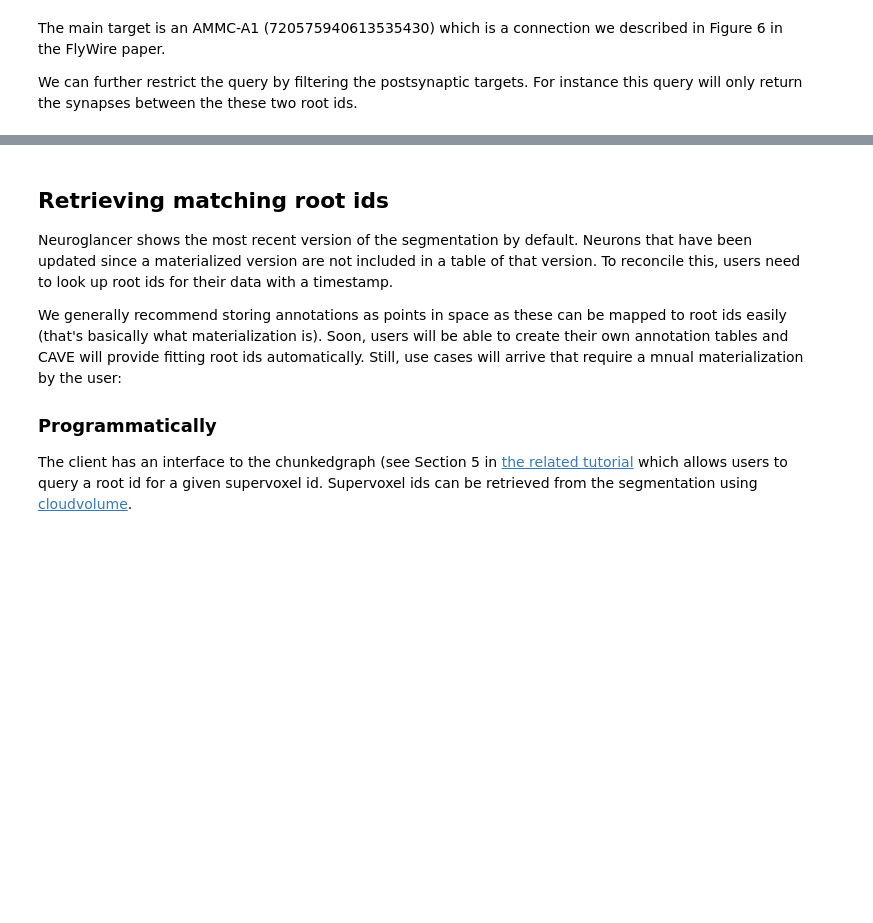
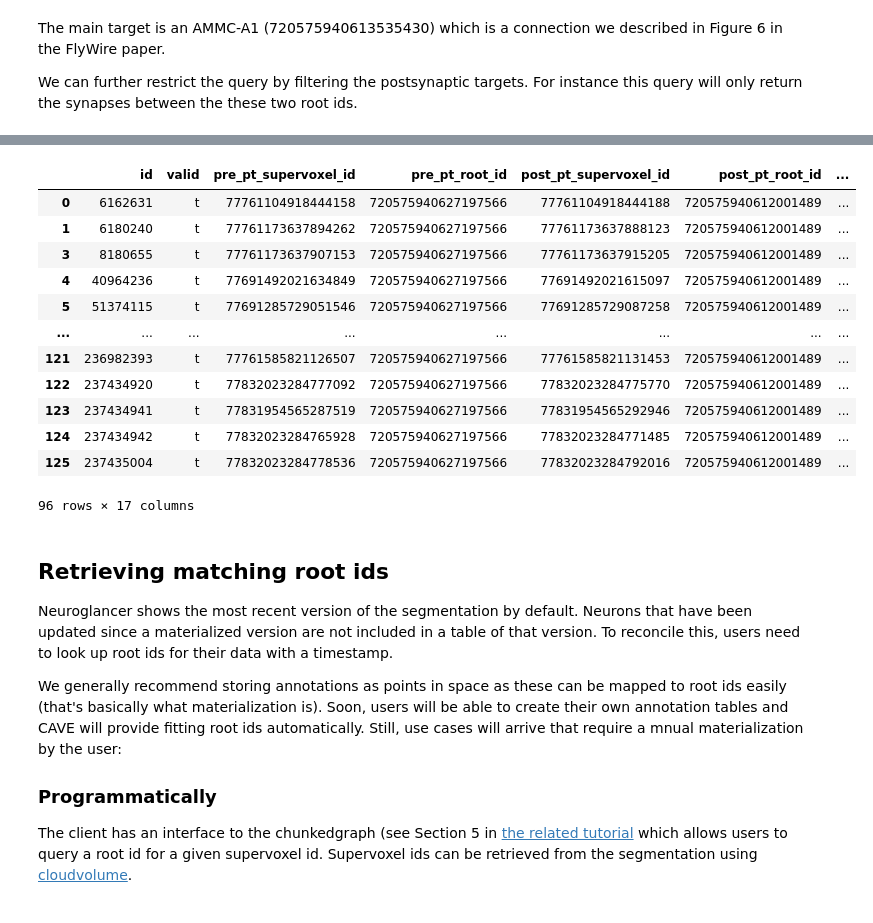
Before and after one commit to CAVEconnectome/CAVEclient, a Jupyter notebook: FlyWireSynapseTutorial.ipynb, the cells around one changed output, grey strips where cells are left out. Drawn from its saved outputs; the diff is of its cells as text; code cells hidden in the pictures; blank space fills up the shorter version.

```diff
--- a/FlyWireSynapseTutorial.ipynb
+++ b/FlyWireSynapseTutorial.ipynb
@@ -214,0 +252,12 @@ syn_df
+# %%
+%%time
+
+syn_df = client.materialize.live_query(synapse_table,
+                                       filter_in_dict={"pre_pt_root_id": [720575940627197566],
+                                                       "post_pt_root_id": [720575940612001489]},
+                                       timestamp=datetime.datetime.utcnow())
+
+syn_df = syn_df[syn_df["cleft_score"] >= 50]
+
+syn_df
+# %% [output]
@@ -215,3 +266,16 @@ syn_df
+|  | id | valid | pre_pt_supervoxel_id | pre_pt_root_id | post_pt_supervoxel_id | post_pt_root_id | ... |
+| 0 | 6162631 | t | 77761104918444158 | 720575940627197566 | 77761104918444188 | 720575940612001489 | ... |
+| 1 | 6180240 | t | 77761173637894262 | 720575940627197566 | 77761173637888123 | 720575940612001489 | ... |
+| 3 | 8180655 | t | 77761173637907153 | 720575940627197566 | 77761173637915205 | 720575940612001489 | ... |
+| 4 | 40964236 | t | 77691492021634849 | 720575940627197566 | 77691492021615097 | 720575940612001489 | ... |
+| 5 | 51374115 | t | 77691285729051546 | 720575940627197566 | 77691285729087258 | 720575940612001489 | ... |
+| ... | ... | ... | ... | ... | ... | ... | ... |
+| 121 | 236982393 | t | 77761585821126507 | 720575940627197566 | 77761585821131453 | 720575940612001489 | ... |
+| 122 | 237434920 | t | 77832023284777092 | 720575940627197566 | 77832023284775770 | 720575940612001489 | ... |
+| 123 | 237434941 | t | 77831954565287519 | 720575940627197566 | 77831954565292946 | 720575940612001489 | ... |
+| 124 | 237434942 | t | 77832023284765928 | 720575940627197566 | 77832023284771485 | 720575940612001489 | ... |
+| 125 | 237435004 | t | 77832023284778536 | 720575940627197566 | 77832023284792016 | 720575940612001489 | ... |
+96 rows × 17 columns
 # %% [markdown]
 ## Retrieving matching root ids
 
```
Also changed, not shown: parts of 24 cells of this notebook.
